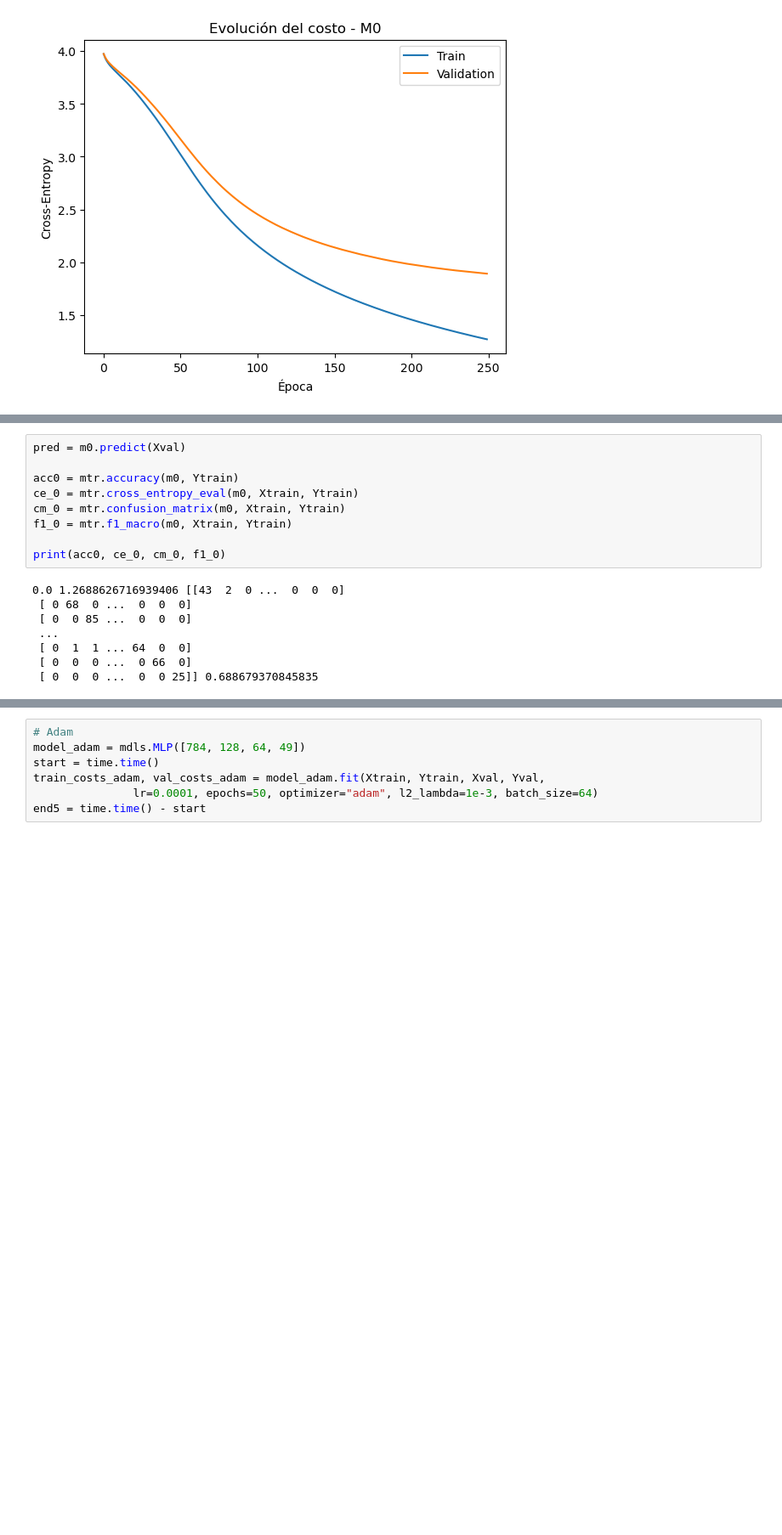
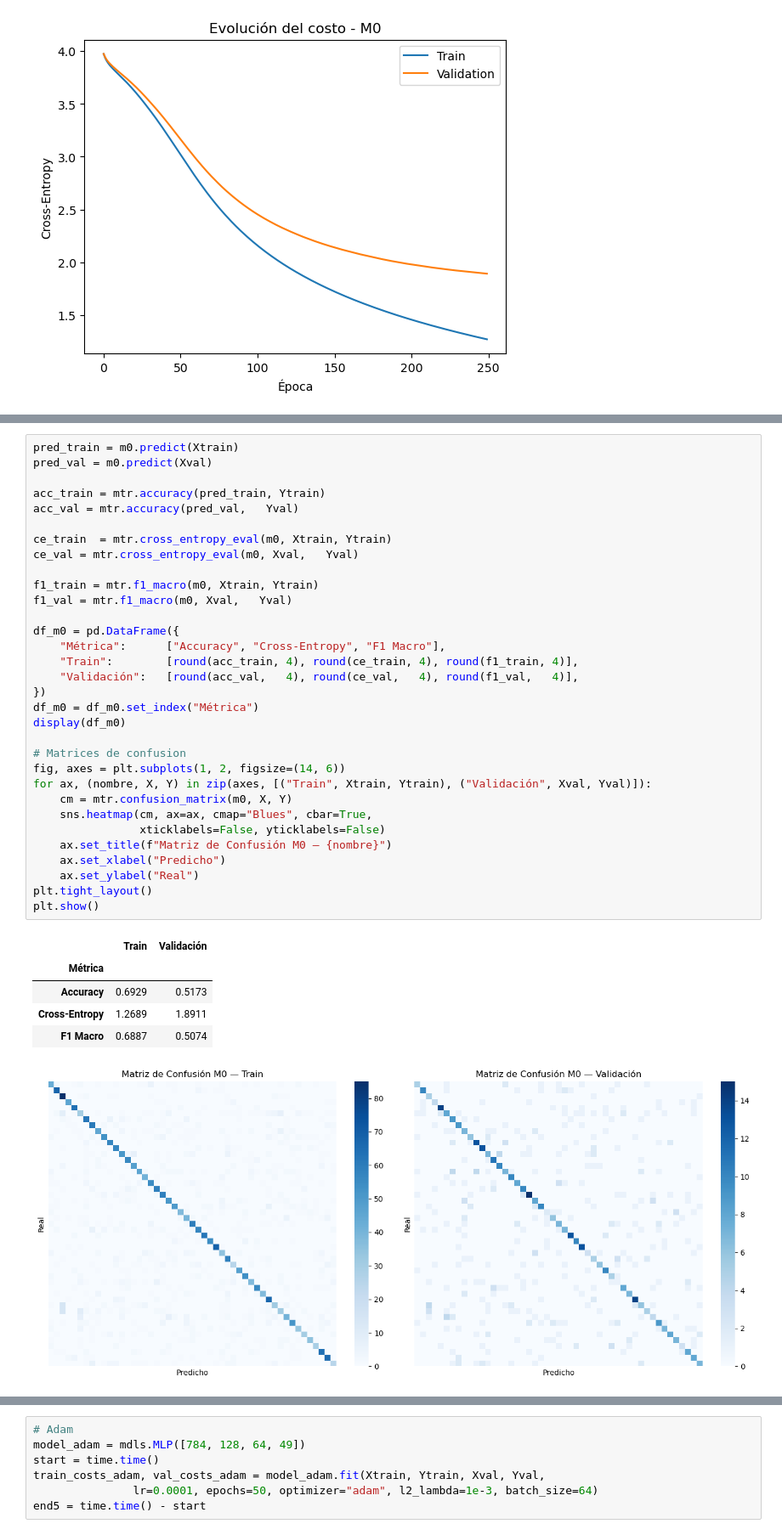
Before and after one commit to sofiyabo/Handwritten_Character_Classification_With_Neural_Networks, a Jupyter notebook: notebooks/Entrega_TP3.ipynb, the cells around one changed output, grey strips where cells are left out. Shown at 85% size. Cells and saved outputs as stored; diff of their text form; blank space fills up the shorter version.

```diff
--- a/notebooks/Entrega_TP3.ipynb
+++ b/notebooks/Entrega_TP3.ipynb
@@ -73,18 +79,40 @@ plt.show()
 # %%
-pred = m0.predict(Xval)
+pred_train = m0.predict(Xtrain)
+pred_val = m0.predict(Xval)
 
-acc0 = mtr.accuracy(m0, Ytrain)
-ce_0 = mtr.cross_entropy_eval(m0, Xtrain, Ytrain)
-cm_0 = mtr.confusion_matrix(m0, Xtrain, Ytrain)
-f1_0 = mtr.f1_macro(m0, Xtrain, Ytrain)
+acc_train = mtr.accuracy(pred_train, Ytrain)
+acc_val = mtr.accuracy(pred_val,   Yval)
 
-print(acc0, ce_0, cm_0, f1_0)
+ce_train  = mtr.cross_entropy_eval(m0, Xtrain, Ytrain)
+ce_val = mtr.cross_entropy_eval(m0, Xval,   Yval)
+
+f1_train = mtr.f1_macro(m0, Xtrain, Ytrain)
+f1_val = mtr.f1_macro(m0, Xval,   Yval)
+
+df_m0 = pd.DataFrame({
+    "Métrica":      ["Accuracy", "Cross-Entropy", "F1 Macro"],
+    "Train":        [round(acc_train, 4), round(ce_train, 4), round(f1_train, 4)],
+    "Validación":   [round(acc_val,   4), round(ce_val,   4), round(f1_val,   4)],
+})
+df_m0 = df_m0.set_index("Métrica")
+display(df_m0)
+
+# Matrices de confusion
+fig, axes = plt.subplots(1, 2, figsize=(14, 6))
+for ax, (nombre, X, Y) in zip(axes, [("Train", Xtrain, Ytrain), ("Validación", Xval, Yval)]):
+    cm = mtr.confusion_matrix(m0, X, Y)
+    sns.heatmap(cm, ax=ax, cmap="Blues", cbar=True,
+                xticklabels=False, yticklabels=False)
+    ax.set_title(f"Matriz de Confusión M0 — {nombre}")
+    ax.set_xlabel("Predicho")
+    ax.set_ylabel("Real")
+plt.tight_layout()
+plt.show()
 # %% [output]
-0.0 1.2688626716939406 [[43  2  0 ...  0  0  0]
- [ 0 68  0 ...  0  0  0]
- [ 0  0 85 ...  0  0  0]
- ...
- [ 0  1  1 ... 64  0  0]
- [ 0  0  0 ...  0 66  0]
- [ 0  0  0 ...  0  0 25]] 0.688679370845835
+|  | Train | Validación |
+| Métrica |  |  |
+| Accuracy | 0.6929 | 0.5173 |
+| Cross-Entropy | 1.2689 | 1.8911 |
+| F1 Macro | 0.6887 | 0.5074 |
+[figure, added]
 # %% [markdown]
```
Also changed, not shown: parts of 28 cells of this notebook, 4 other files.
